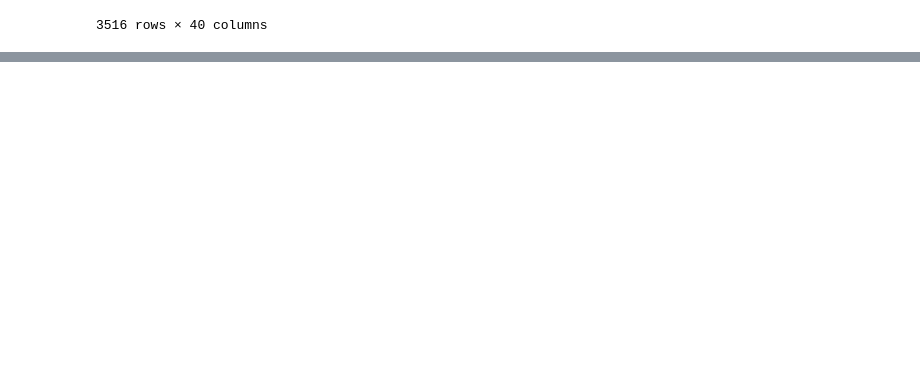
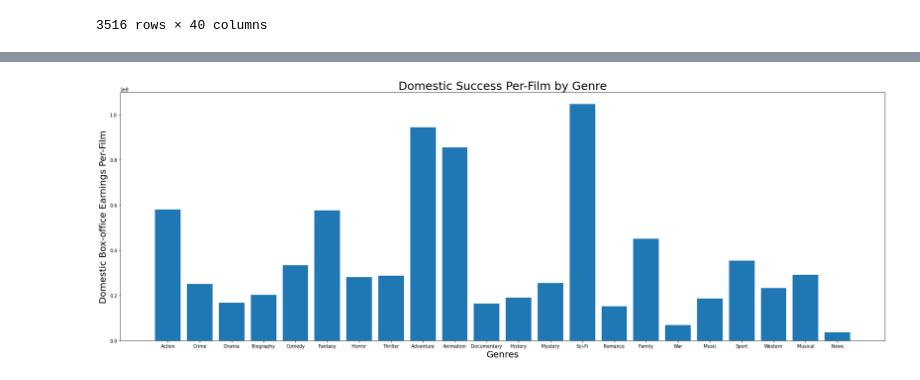
Before and after one commit to eldrickie/Film_Success_Factors, a Jupyter notebook: basicRatingDraft3(joinGross).ipynb, the cells around one changed output, grey strips where cells are left out. Drawn from its saved outputs; the diff is of its cells as text; code cells hidden in the pictures; blank space fills up the shorter version.

```diff
--- a/basicRatingDraft3(joinGross).ipynb
+++ b/basicRatingDraft3(joinGross).ipynb
@@ -331,0 +589,6 @@ gbr_df.loc[gbr_df['domestic_gross'].isna() == False]
+# %%
+price = []
+genre = []
+for genres, prices in genreDom:
+    genre.append(genres)
+    price.append(prices)
@@ -331,0 +674,3 @@ gbr_df.loc[gbr_df['domestic_gross'].isna() == False]
+# %%
+for genre in genre_count:
+    print(genre, gbr_df.loc[gbr_df[genre] == 1]['domestic_gross'].mean())
@@ -331,0 +695,2 @@ gbr_df.loc[gbr_df['domestic_gross'].isna() == False]
+# %%
+genreDom_mean = [(genre, gbr_df.loc[gbr_df[genre] == 1]['domestic_gross'].mean()) for genre in genre_count]
@@ -331,0 +739,8 @@ gbr_df.loc[gbr_df['domestic_gross'].isna() == False]
+# %%
+fig, ax = plt.subplots(figsize = (30,10))
+ax.bar(x = [i[0] for i in genreDom_mean] , height = [i[1] for i in genreDom_mean])
+ax.set_xlabel('Genres', fontsize = 20)
+ax.set_ylabel('Domestic Box-office Earnings Per-Film', fontsize = 20)
+ax.set_title('Domestic Success Per-Film by Genre', fontsize = 25);
+# %% [output]
+[figure, added]
```
Also changed, not shown: parts of 90 cells of this notebook, 4 other files.
